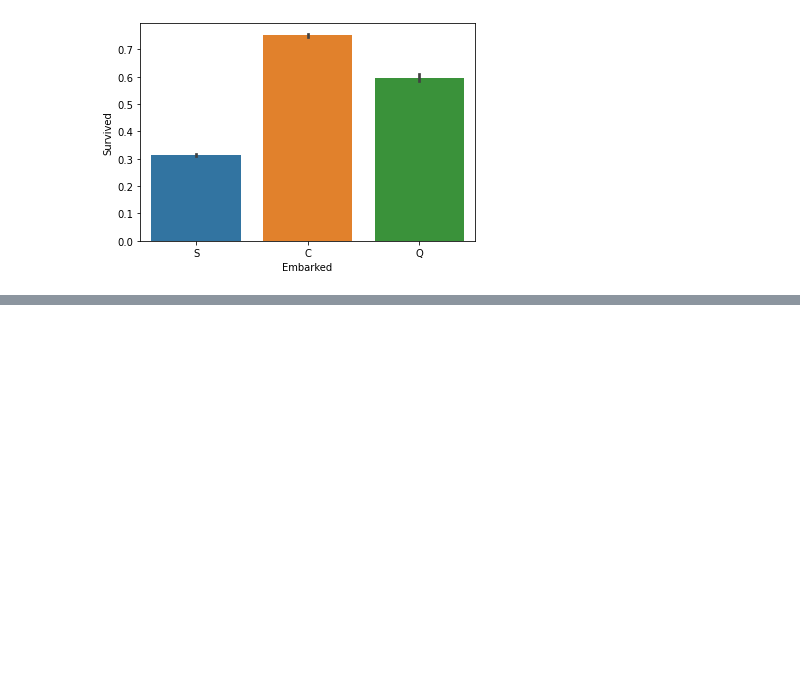
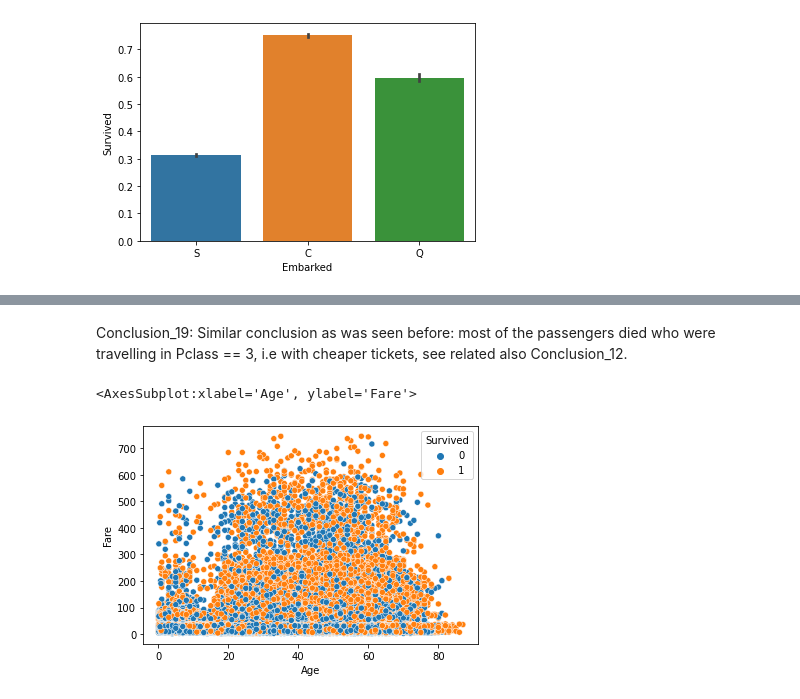
Before and after one commit to VeraAndreevna/Training, a Jupyter notebook: data_exploration.ipynb, the cells around one changed output, grey strips where cells are left out. Cells and saved outputs as stored; diff of their text form; code cells hidden in the pictures; blank space fills up the shorter version.

```diff
--- a/data_exploration.ipynb
+++ b/data_exploration.ipynb
@@ -336,0 +357,8 @@ Conclusion: Considerable less Survived are in Embarked == S
+# %% [markdown]
+Conclusion_19: Similar conclusion as was seen before: most of the passengers died who were travelling in Pclass == 3, i.e with cheaper tickets, see related also Conclusion_12.
+# %%
+#Scatter plot
+sns.scatterplot(x=train_data['Age'], y=train_data['Fare'], hue=train_data['Survived'])
+# %% [output]
+<AxesSubplot:xlabel='Age', ylabel='Fare'>
+[figure, added]
```
Also changed, not shown: parts of 31 cells of this notebook.
